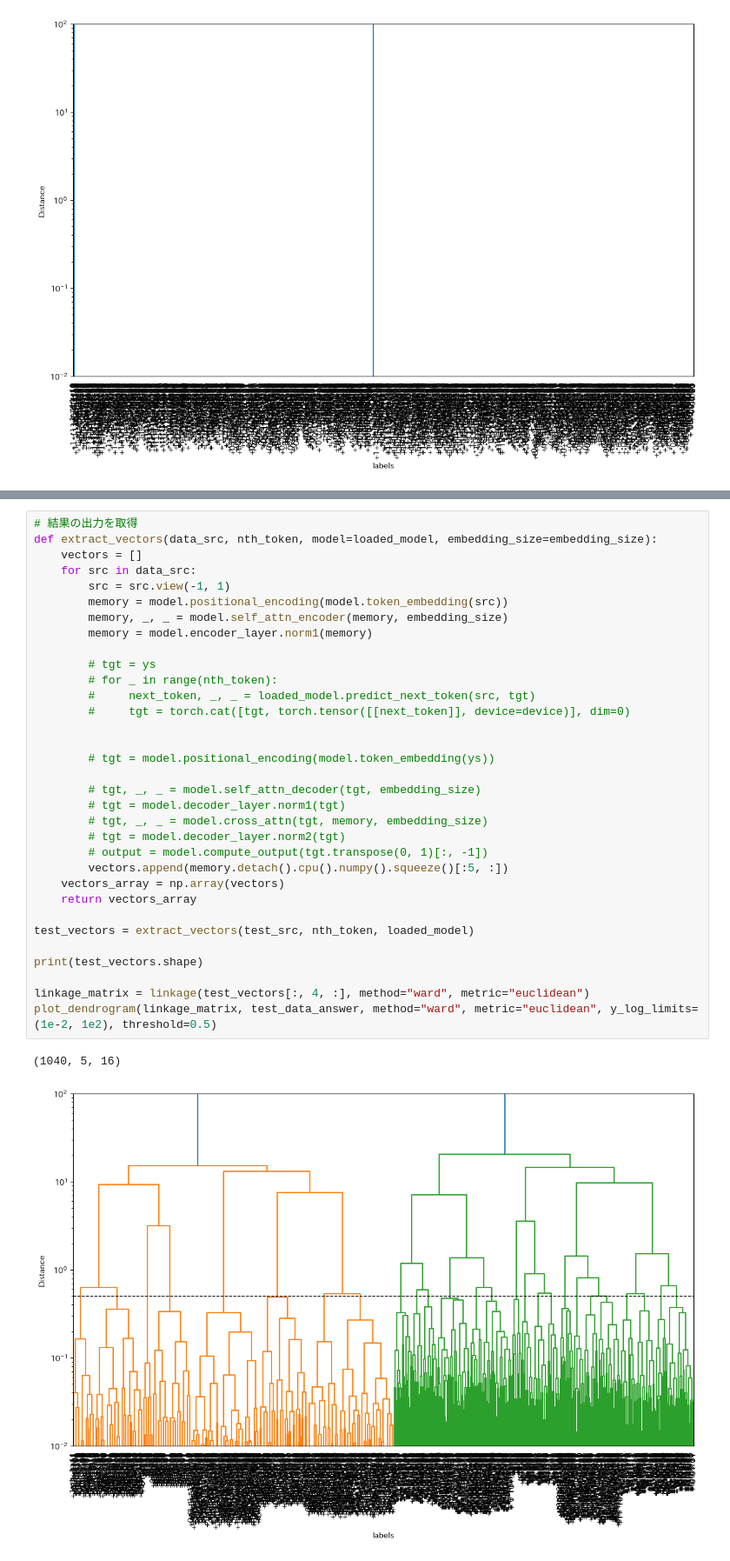
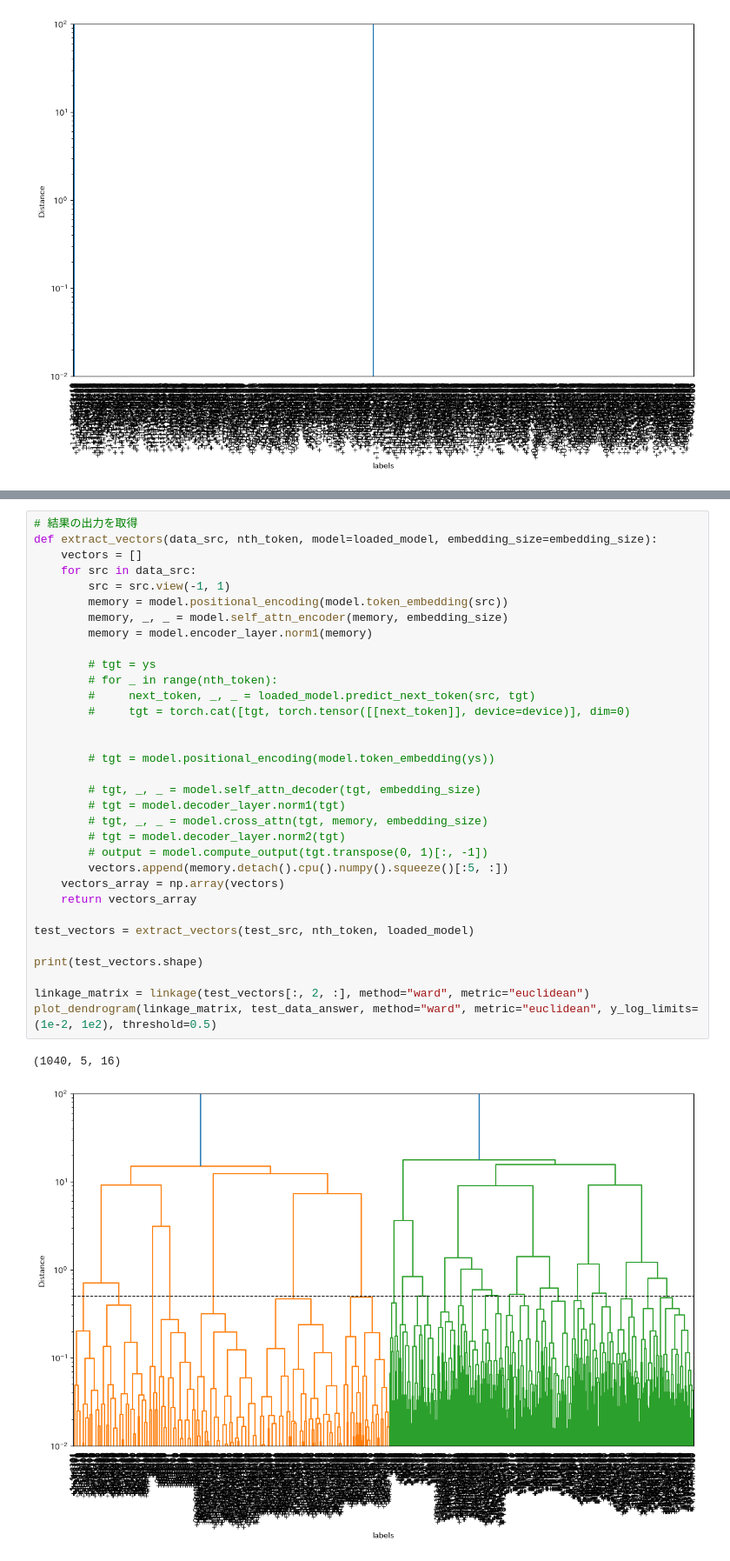
Before and after one commit to AriRyo/transformer-ansys, a Jupyter notebook: FomulaBEAT/analysis_06-3-1.ipynb, the cells around one changed output, grey strips where cells are left out. Shown at 87% size. Cells and saved outputs as stored; diff of their text form.

```diff
--- a/FomulaBEAT/analysis_06-3-1.ipynb
+++ b/FomulaBEAT/analysis_06-3-1.ipynb
@@ -588,35 +595,35 @@ def extract_vectors(data_src, nth_token, model=loaded_model, embedding_size=embe
     for src in data_src:
         src = src.view(-1, 1)
         memory = model.positional_encoding(model.token_embedding(src))
         memory, _, _ = model.self_attn_encoder(memory, embedding_size)
         memory = model.encoder_layer.norm1(memory)
 
         # tgt = ys
         # for _ in range(nth_token):
         #     next_token, _, _ = loaded_model.predict_next_token(src, tgt)
         #     tgt = torch.cat([tgt, torch.tensor([[next_token]], device=device)], dim=0)
 
 
         # tgt = model.positional_encoding(model.token_embedding(ys))
 
         # tgt, _, _ = model.self_attn_decoder(tgt, embedding_size)
         # tgt = model.decoder_layer.norm1(tgt)
         # tgt, _, _ = model.cross_attn(tgt, memory, embedding_size)
         # tgt = model.decoder_layer.norm2(tgt)
         # output = model.compute_output(tgt.transpose(0, 1)[:, -1])
         vectors.append(memory.detach().cpu().numpy().squeeze()[:5, :])
     vectors_array = np.array(vectors)
     return vectors_array
 
 test_vectors = extract_vectors(test_src, nth_token, loaded_model)
 
 print(test_vectors.shape)
 
-linkage_matrix = linkage(test_vectors[:, 4, :], method="ward", metric="euclidean")
+linkage_matrix = linkage(test_vectors[:, 2, :], method="ward", metric="euclidean")
 plot_dendrogram(linkage_matrix, test_data_answer, method="ward", metric="euclidean", y_log_limits=(1e-2, 1e2), threshold=0.5)
 # %% [output]
 (1040, 5, 16)
-[figure, old version]
+[figure, new version]
 # %%
 
 # クラスタ数を指定
```
Also changed, not shown: parts of 9 cells of this notebook, 5 other files.
